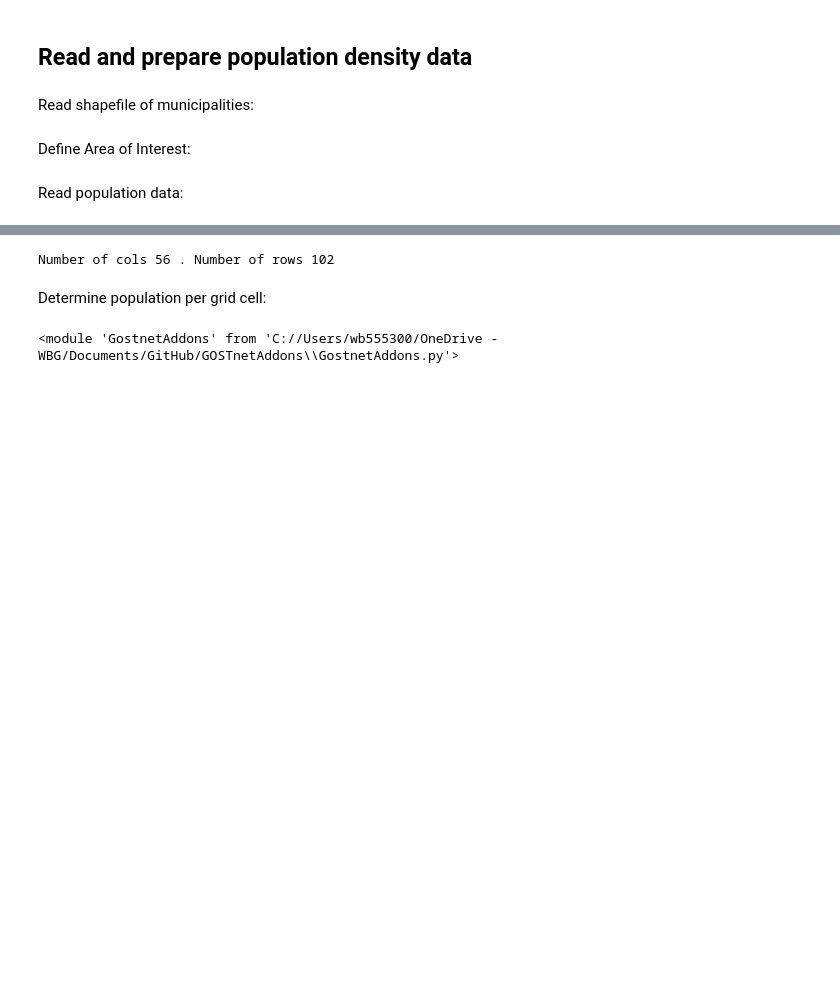
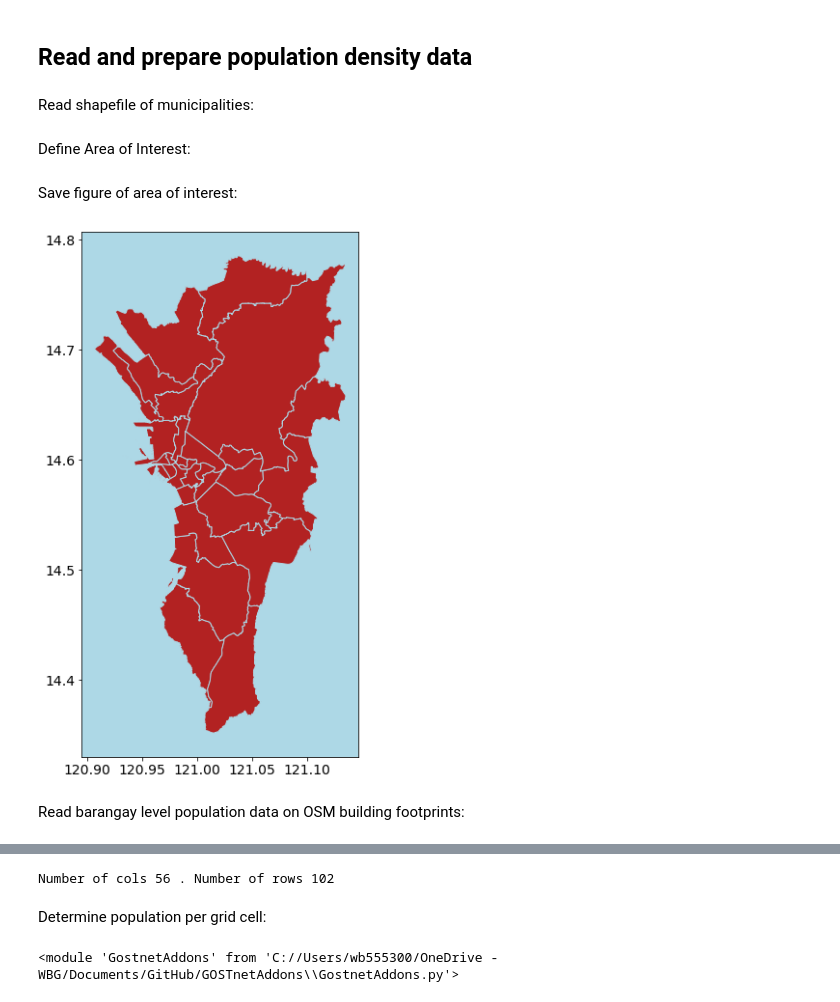
Before and after one commit to sfthies/Manila_seismic_risk, a Jupyter notebook: Main.ipynb, the cells around one changed output, grey strips where cells are left out. Drawn from its saved outputs; the diff is of its cells as text; code cells hidden in the pictures; blank space fills up the shorter version.

```diff
--- a/Main.ipynb
+++ b/Main.ipynb
@@ -387,7 +424,16 @@ Define Area of Interest:
 # %%
 AOI = philippines[philippines['ADM1_EN']=='National Capital Region']
 AOI_p = AOI.to_crs(proj_crs)
+# %% [markdown]
+Save figure of area of interest:
+# %%
+fig, ax = plt.subplots(figsize = (10,10))
+AOI.plot(ax = ax, edgecolor = 'lightblue', color='FireBrick')
+ax.set_facecolor('lightblue')
+plt.savefig('PLOTS/AOI.jpg',  bbox_inches='tight')
+# %% [output]
+[figure, added]
 # %% [markdown]
-Read population data:
+Read barangay level population data on OSM building footprints:
 # %%
 building_pop = gpd.read_file('DATA/MetroManila_PopDensity/Buildings_Brgy.shp')
```
Also changed, not shown: parts of 42 cells of this notebook, 1 other file.
